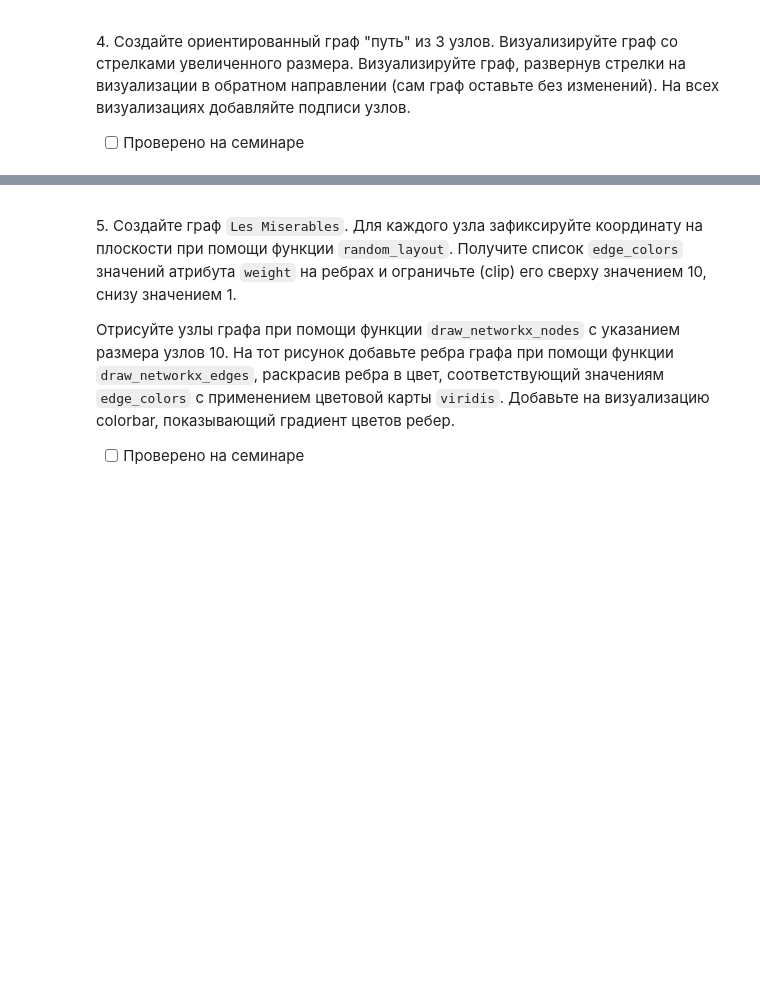
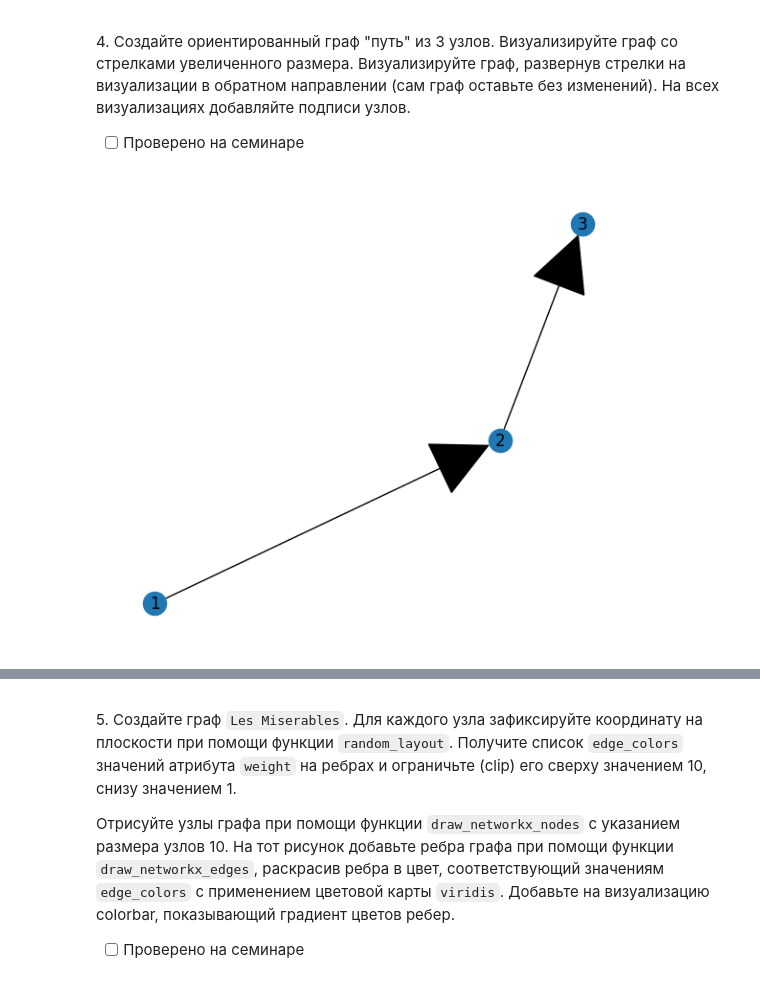
Before and after one commit to Ackrome/FU, a Jupyter notebook: Course_3/SA(C)/02_drawing.ipynb, the cells around one changed output, grey strips where cells are left out. Cells and saved outputs as stored; diff of their text form; code cells hidden in the pictures; blank space fills up the shorter version.

```diff
--- a/Course_3/SA(C)/02_drawing.ipynb
+++ b/Course_3/SA(C)/02_drawing.ipynb
@@ -42,3 +98,11 @@ __Автор задач: Блохин Н.В. (NVBlokhin@fa.ru)__
 4\. Создайте ориентированный граф "путь" из 3 узлов. Визуализируйте граф со стрелками увеличенного размера. Визуализируйте граф, развернув стрелки на визуализации в обратном направлении (сам граф оставьте без изменений). На всех визуализациях добавляйте подписи узлов.
 
 - [ ] Проверено на семинаре
+# %%
+G = nx.DiGraph()
+
+G.add_edges_from([(1,2),(2,3)])
+
+nx.draw(G,arrowsize=100, with_labels=True)
+# %% [output]
+[figure, added]
```
Also changed, not shown: parts of 6 cells of this notebook, 10 other files.
